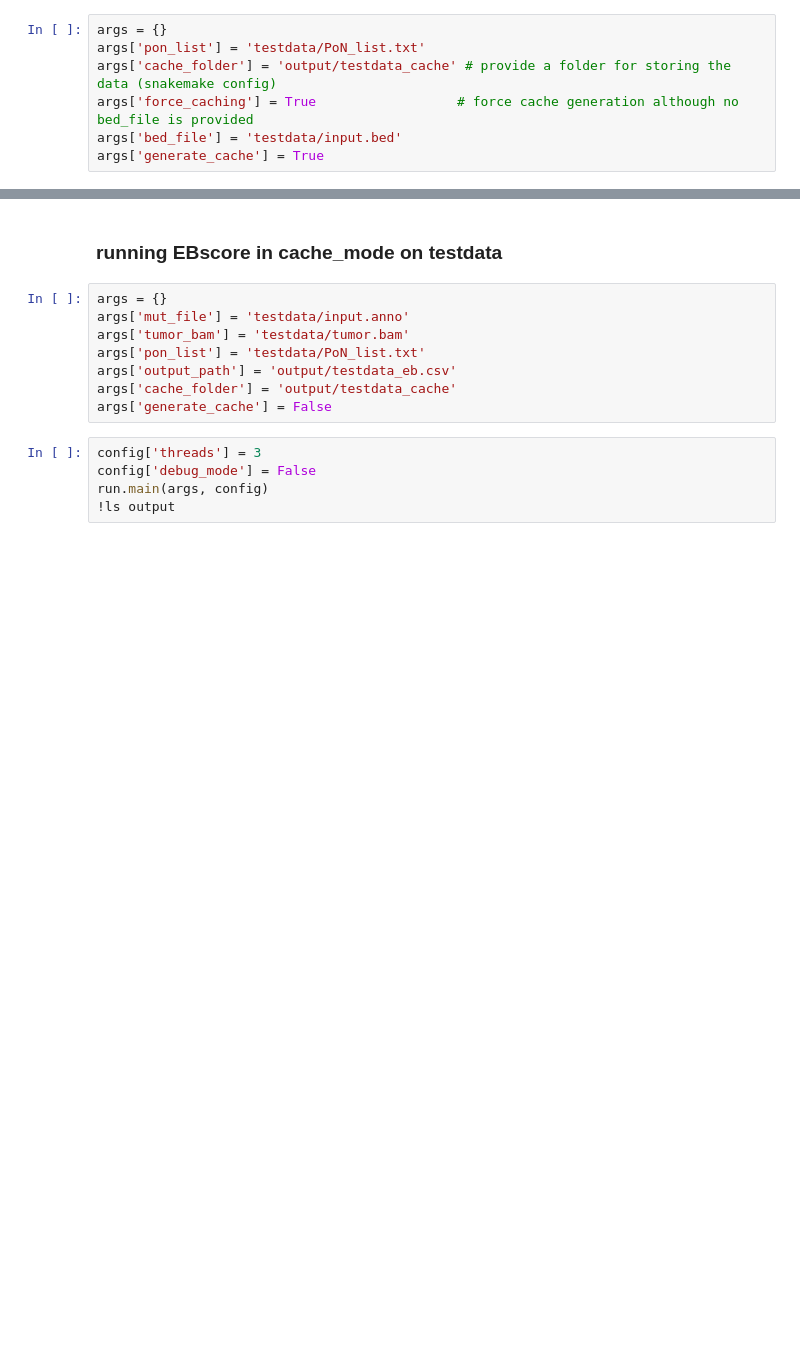
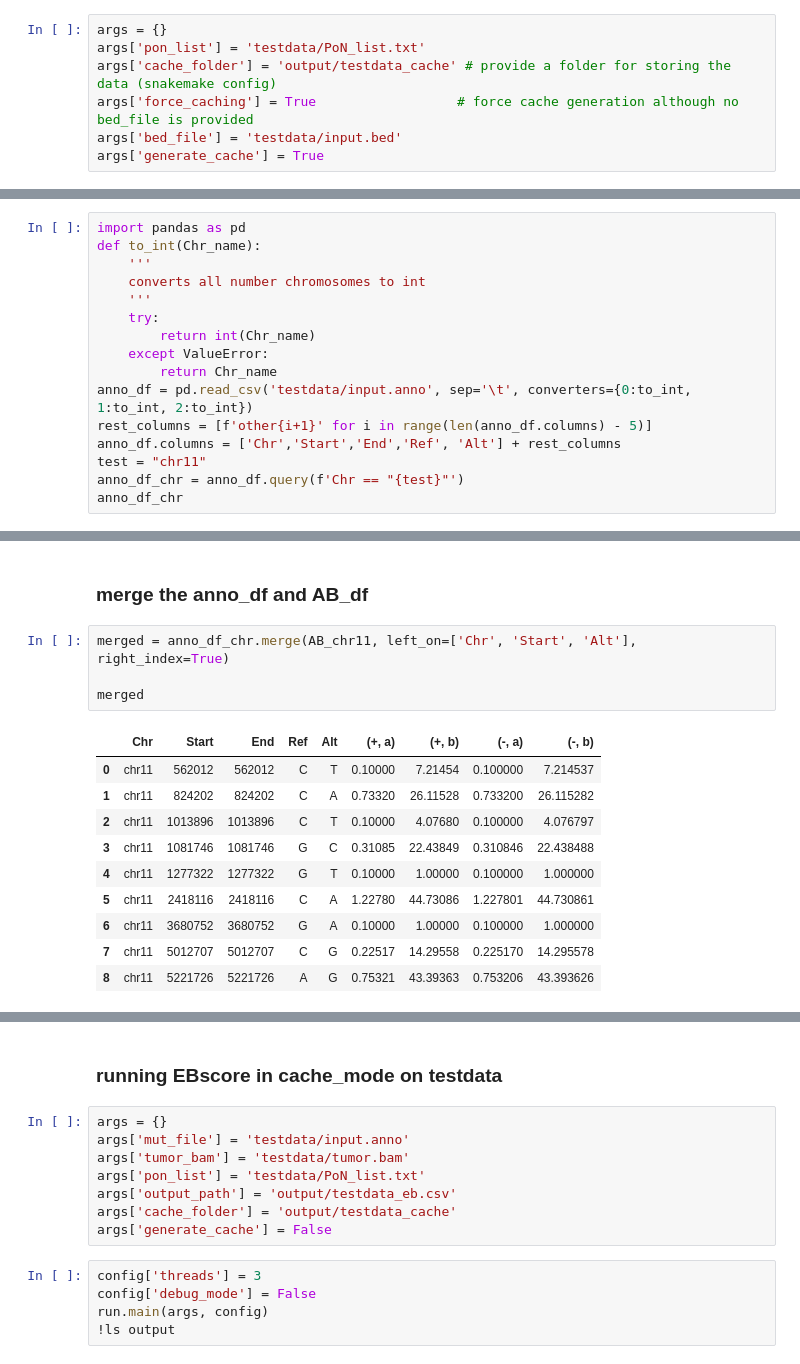
Before and after one commit to Mar111tiN/EBFilter, a Jupyter notebook: notebooks/ABcache.ipynb, the cells around one changed output, grey strips where cells are left out. Cells and saved outputs as stored; diff of their text form; blank space fills up the shorter version.

```diff
--- a/notebooks/ABcache.ipynb
+++ b/notebooks/ABcache.ipynb
@@ -54,0 +77,16 @@ run.main(args, config)
+# %%
+import pandas as pd
+def to_int(Chr_name):
+    '''
+    converts all number chromosomes to int
+    '''
+    try:
+        return int(Chr_name)
+    except ValueError:
+        return Chr_name
+anno_df = pd.read_csv('testdata/input.anno', sep='\t', converters={0:to_int, 1:to_int, 2:to_int})
+rest_columns = [f'other{i+1}' for i in range(len(anno_df.columns) - 5)]
+anno_df.columns = ['Chr','Start','End','Ref', 'Alt'] + rest_columns
+test = "chr11"
+anno_df_chr = anno_df.query(f'Chr == "{test}"')
+anno_df_chr
@@ -54,0 +134,17 @@ run.main(args, config)
+# %% [markdown]
+### merge the anno_df and AB_df
+# %%
+merged = anno_df_chr.merge(AB_chr11, left_on=['Chr', 'Start', 'Alt'], right_index=True)
+
+merged
+# %% [output]
+|  | Chr | Start | End | Ref | Alt | (+, a) | (+, b) | (-, a) | (-, b) |
+| 0 | chr11 | 562012 | 562012 | C | T | 0.10000 | 7.21454 | 0.100000 | 7.214537 |
+| 1 | chr11 | 824202 | 824202 | C | A | 0.73320 | 26.11528 | 0.733200 | 26.115282 |
+| 2 | chr11 | 1013896 | 1013896 | C | T | 0.10000 | 4.07680 | 0.100000 | 4.076797 |
+| 3 | chr11 | 1081746 | 1081746 | G | C | 0.31085 | 22.43849 | 0.310846 | 22.438488 |
+| 4 | chr11 | 1277322 | 1277322 | G | T | 0.10000 | 1.00000 | 0.100000 | 1.000000 |
+| 5 | chr11 | 2418116 | 2418116 | C | A | 1.22780 | 44.73086 | 1.227801 | 44.730861 |
+| 6 | chr11 | 3680752 | 3680752 | G | A | 0.10000 | 1.00000 | 0.100000 | 1.000000 |
+| 7 | chr11 | 5012707 | 5012707 | C | G | 0.22517 | 14.29558 | 0.225170 | 14.295578 |
+| 8 | chr11 | 5221726 | 5221726 | A | G | 0.75321 | 43.39363 | 0.753206 | 43.393626 |
```
Also changed, not shown: parts of 15 cells of this notebook, 6 other files.
